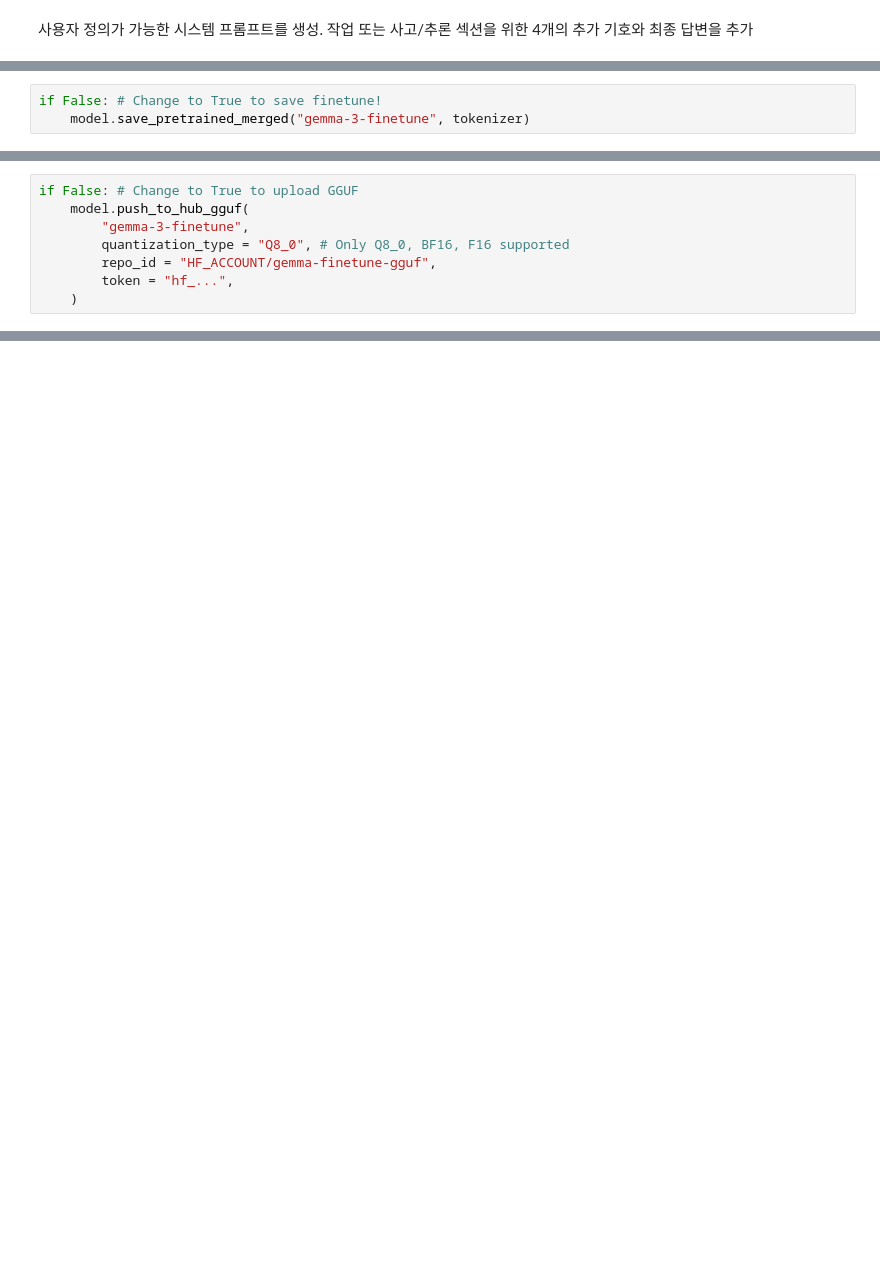
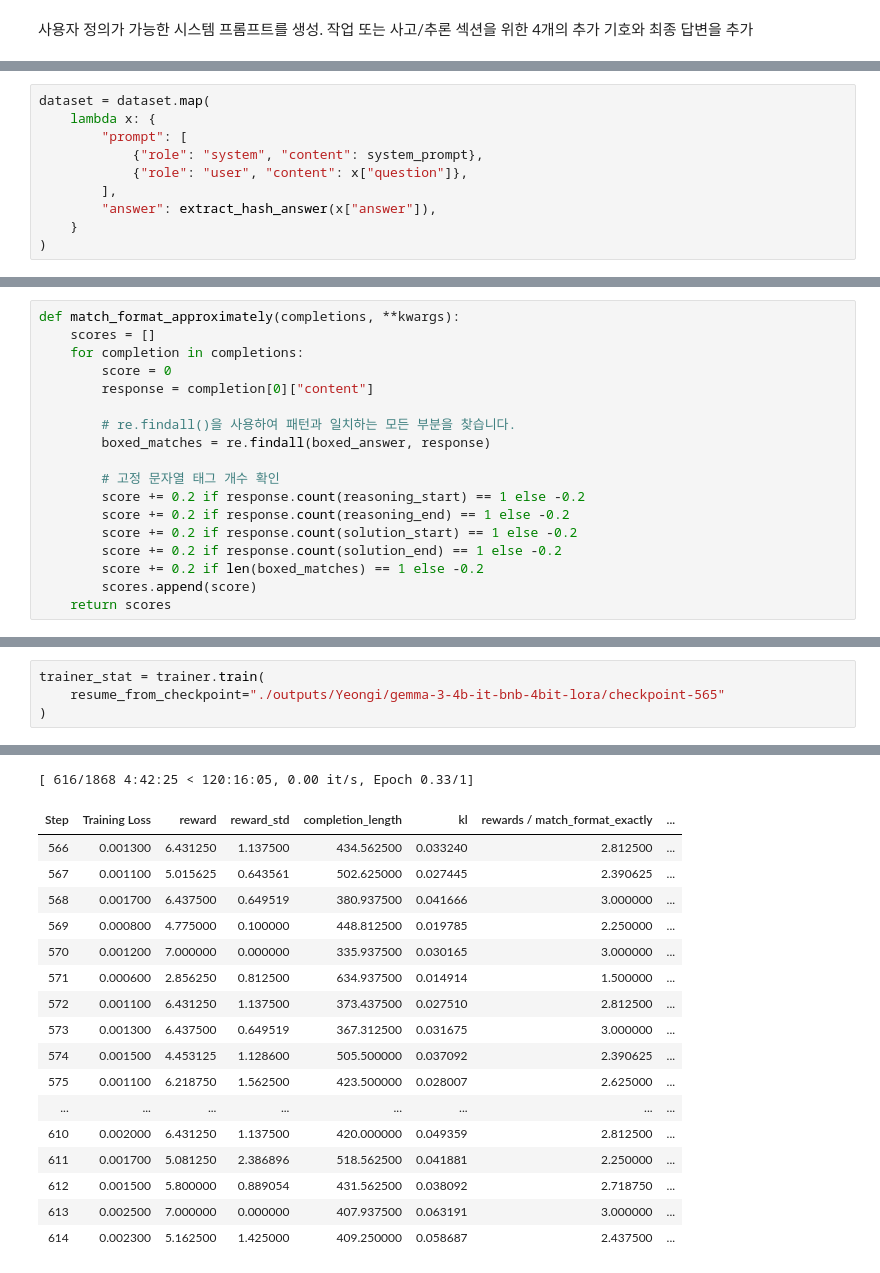
Before and after one commit to pakyeon/example, a Jupyter notebook: Reasoning/Gemma3_4B_GRPO.ipynb, the cells around one changed output, grey strips where cells are left out. Saved outputs shown, nothing was run; the diff lists cells and outputs as text; blank space fills up the shorter version.

```diff
--- a/Reasoning/Gemma3_4B_GRPO.ipynb
+++ b/Reasoning/Gemma3_4B_GRPO.ipynb
@@ -291,3 +80,0 @@ tokenizer.save_pretrained("gemma-3")
-# %%
-if False: # Change to True to save finetune!
-    model.save_pretrained_merged("gemma-3-finetune", tokenizer)
@@ -313,8 +80,0 @@ if False: # Change to True to save to GGUF
-# %%
-if False: # Change to True to upload GGUF
-    model.push_to_hub_gguf(
-        "gemma-3-finetune",
-        quantization_type = "Q8_0", # Only Q8_0, BF16, F16 supported
-        repo_id = "HF_ACCOUNT/gemma-finetune-gguf",
-        token = "hf_...",
-    )
@@ -320,0 +103,10 @@ if False: # Change to True to upload GGUF
+# %%
+dataset = dataset.map(
+    lambda x: {
+        "prompt": [
+            {"role": "system", "content": system_prompt},
+            {"role": "user", "content": x["question"]},
+        ],
+        "answer": extract_hash_answer(x["answer"]),
+    }
+)
@@ -320,0 +235,18 @@ if False: # Change to True to upload GGUF
+# %%
+def match_format_approximately(completions, **kwargs):
+    scores = []
+    for completion in completions:
+        score = 0
+        response = completion[0]["content"]
+
+        # re.findall()을 사용하여 패턴과 일치하는 모든 부분을 찾습니다.
+        boxed_matches = re.findall(boxed_answer, response)
+
+        # 고정 문자열 태그 개수 확인
+        score += 0.2 if response.count(reasoning_start) == 1 else -0.2
+        score += 0.2 if response.count(reasoning_end) == 1 else -0.2
+        score += 0.2 if response.count(solution_start) == 1 else -0.2
+        score += 0.2 if response.count(solution_end) == 1 else -0.2
+        score += 0.2 if len(boxed_matches) == 1 else -0.2
+        scores.append(score)
+    return scores
@@ -320,0 +362,5 @@ if False: # Change to True to upload GGUF
+# %%
+trainer_stat = trainer.train(
+    resume_from_checkpoint="./outputs/Yeongi/gemma-3-4b-it-bnb-4bit-lora/checkpoint-565"
+)
+# %% [output]
@@ -320,0 +398,18 @@ if False: # Change to True to upload GGUF
+[ 616/1868 4:42:25 < 120:16:05, 0.00 it/s, Epoch 0.33/1]
+| Step | Training Loss | reward | reward_std | completion_length | kl | rewards / match_format_exactly | ... |
+| 566 | 0.001300 | 6.431250 | 1.137500 | 434.562500 | 0.033240 | 2.812500 | ... |
+| 567 | 0.001100 | 5.015625 | 0.643561 | 502.625000 | 0.027445 | 2.390625 | ... |
+| 568 | 0.001700 | 6.437500 | 0.649519 | 380.937500 | 0.041666 | 3.000000 | ... |
+| 569 | 0.000800 | 4.775000 | 0.100000 | 448.812500 | 0.019785 | 2.250000 | ... |
+| 570 | 0.001200 | 7.000000 | 0.000000 | 335.937500 | 0.030165 | 3.000000 | ... |
+| 571 | 0.000600 | 2.856250 | 0.812500 | 634.937500 | 0.014914 | 1.500000 | ... |
+| 572 | 0.001100 | 6.431250 | 1.137500 | 373.437500 | 0.027510 | 2.812500 | ... |
+| 573 | 0.001300 | 6.437500 | 0.649519 | 367.312500 | 0.031675 | 3.000000 | ... |
+| 574 | 0.001500 | 4.453125 | 1.128600 | 505.500000 | 0.037092 | 2.390625 | ... |
+| 575 | 0.001100 | 6.218750 | 1.562500 | 423.500000 | 0.028007 | 2.625000 | ... |
+| ... | ... | ... | ... | ... | ... | ... | ... |
+| 610 | 0.002000 | 6.431250 | 1.137500 | 420.000000 | 0.049359 | 2.812500 | ... |
+| 611 | 0.001700 | 5.081250 | 2.386896 | 518.562500 | 0.041881 | 2.250000 | ... |
+| 612 | 0.001500 | 5.800000 | 0.889054 | 431.562500 | 0.038092 | 2.718750 | ... |
+| 613 | 0.002500 | 7.000000 | 0.000000 | 407.937500 | 0.063191 | 3.000000 | ... |
+| 614 | 0.002300 | 5.162500 | 1.425000 | 409.250000 | 0.058687 | 2.437500 | ... |
```
Also changed, not shown: parts of 53 cells of this notebook, 3 other files.
